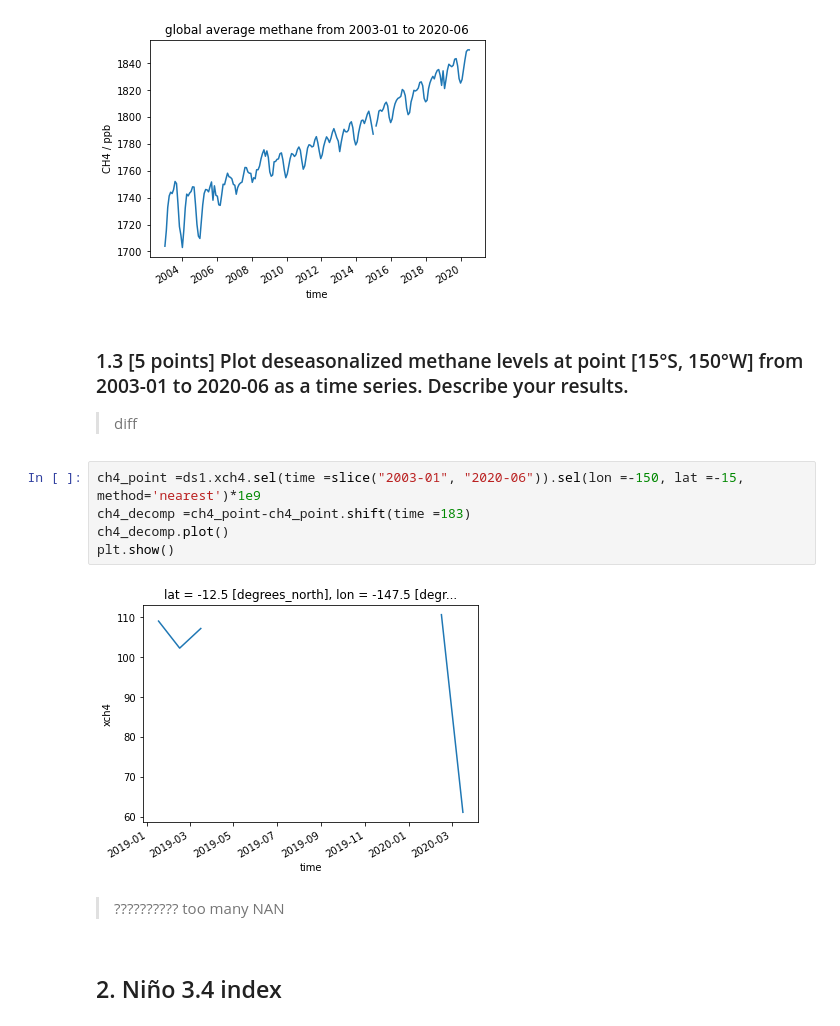
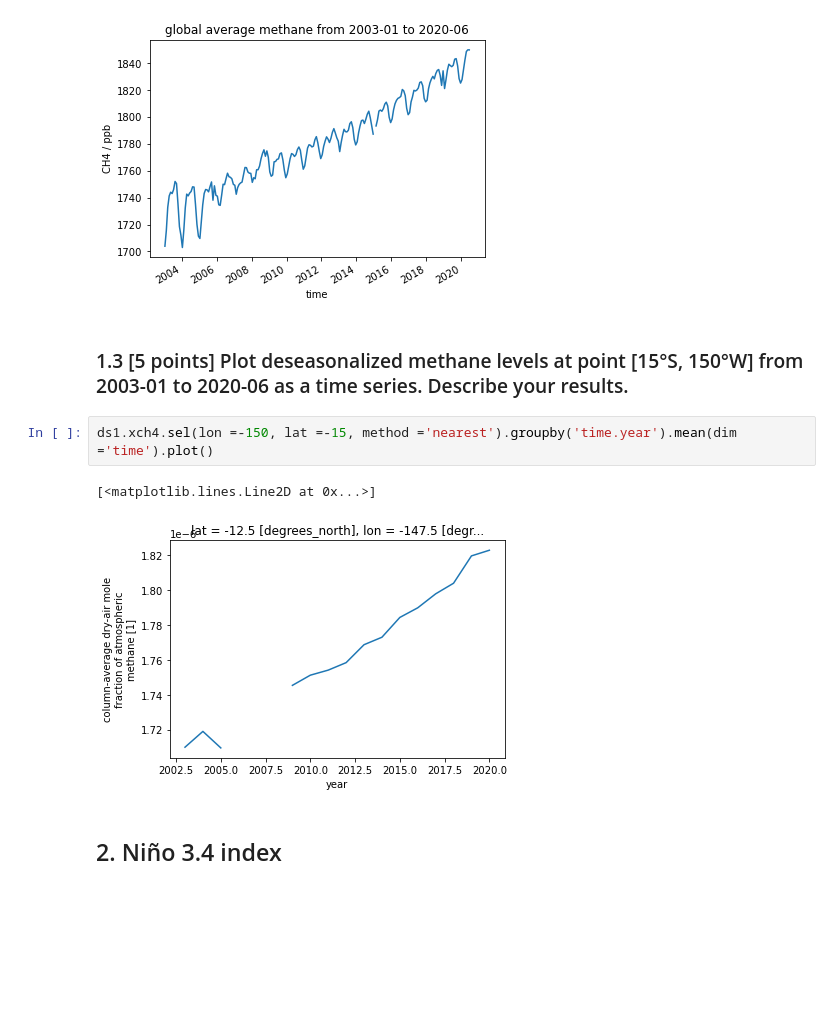
Before and after one commit to Momoc2/ESE5032_Assignment_12232267, a Jupyter notebook: PS3/PS3.ipynb, the cells around one changed output. Drawn from its saved outputs; the diff is of its cells as text; blank space fills up the shorter version.

```diff
--- a/PS3/PS3.ipynb
+++ b/PS3/PS3.ipynb
@@ -58,17 +55,11 @@ plt.show()
 [figure]
 # %% [markdown]
 ### 1.3 [5 points] Plot deseasonalized methane levels at point [15°S, 150°W] from 2003-01 to 2020-06 as a time series. Describe your results.
-
-> diff
 # %%
-ch4_point =ds1.xch4.sel(time =slice("2003-01", "2020-06")).sel(lon =-150, lat =-15, method='nearest')*1e9
-ch4_decomp =ch4_point-ch4_point.shift(time =183)
-ch4_decomp.plot()
-plt.show()
+ds1.xch4.sel(lon =-150, lat =-15, method ='nearest').groupby('time.year').mean(dim ='time').plot()
 # %% [output]
+[<matplotlib.lines.Line2D at 0x...>]
-[figure, old version]
+[figure, new version]
-# %% [markdown]
-> ?????????? too many NAN
 # %% [markdown]
 ## 2. Niño 3.4 index
 # %% [markdown]
```
Also changed, not shown: parts of 15 cells of this notebook, 1 other file.
